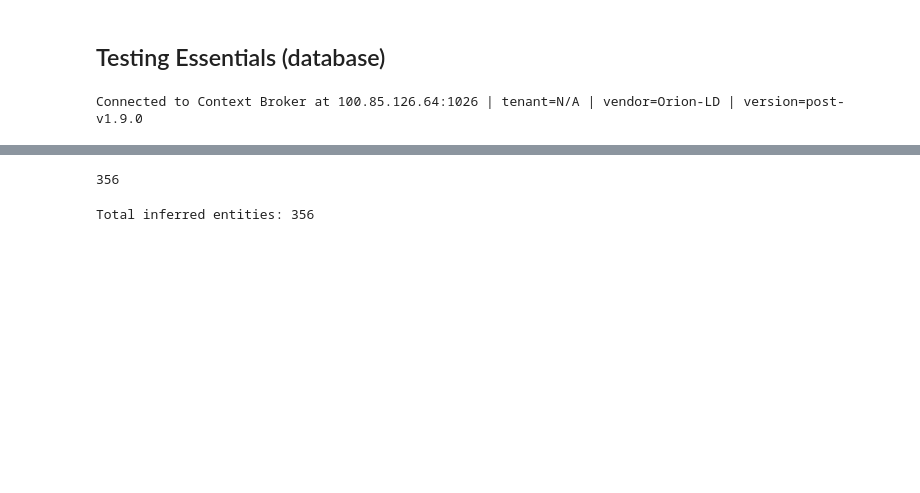
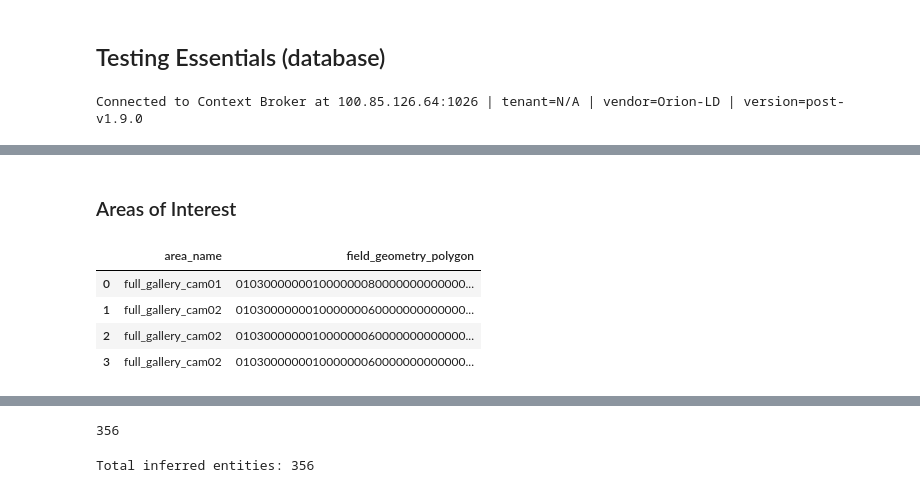
Before and after one commit to CentroFuturoCiudades/pinos-analytics-cv, a Jupyter notebook: src/test_broker.ipynb, the cells around one changed output, grey strips where cells are left out. Drawn from its saved outputs; the diff is of its cells as text; code cells hidden in the pictures; blank space fills up the shorter version.

```diff
--- a/src/test_broker.ipynb
+++ b/src/test_broker.ipynb
@@ -236,11 +196,3 @@ DataError: (psycopg2.errors.InvalidTextRepresentation) invalid input syntax for
 LINE 3: ...h', '2004-10-19 10:23:54+06', 'det0', NULL, NULL, 'camera0')
                                                              ^
 
-# %%
-# DELETE TEST ENTRY
-
-with engine.begin() as conn:
-	#conn.execute(sa.text("DELETE FROM detectionsObserved WHERE id = 0"))
-	table = pd.read_sql("SELECT * FROM detectionsobserved", conn)
-
-print(table)
@@ -309,5 +247,5 @@ table2.head()
 #WILL DELETE ALL ENTRIES IN TABLE
 
 with engine.begin() as conn:
-    #conn.execute(sa.text("DELETE FROM detectionsobserved"))
+    conn.execute(sa.text("DELETE FROM detectionsobserved"))
 # %%
@@ -360,0 +317,37 @@ table = pd.read_sql("SELECT * FROM detectionsobserved", engine)
+# %% [markdown]
+### Areas of Interest
+# %%
+#CREATE TABLE AND ADD POLYGONS
+
+with engine.begin() as conn:
+    # Ensure PostGIS extension is enabled before creating geometry columns
+    conn.execute(sa.text("CREATE EXTENSION IF NOT EXISTS postgis"))
+    conn.execute(sa.text("""
+        CREATE TABLE IF NOT EXISTS areasofinterest (
+            area_name text,
+            field_geometry_polygon geometry(Polygon)
+        )
+    """))
+    conn.execute(sa.text("""
+        INSERT INTO areasofinterest (
+            area_name,
+            field_geometry_polygon
+        )
+        VALUES (
+            :area_name,
+            ST_GeomFromText(:polygon_wkt, 0)
+        )
+    """), {
+        "area_name": "full_gallery_cam02",
+        "polygon_wkt": "POLYGON((474 1085, 1294 475, 1382 488, 1300 722, 1134 1085, 474 1085))"
+    })
+
+# Optionally, check the new table
+tablep = pd.read_sql("SELECT * FROM areasofinterest", engine)
+tablep.head()
+# %% [output]
+|  | area_name | field_geometry_polygon |
+| 0 | full_gallery_cam01 | 010300000001000000080000000000000... |
+| 1 | full_gallery_cam02 | 010300000001000000060000000000000... |
+| 2 | full_gallery_cam02 | 010300000001000000060000000000000... |
+| 3 | full_gallery_cam02 | 010300000001000000060000000000000... |
```
Also changed, not shown: parts of 22 cells of this notebook, 7 other files.
